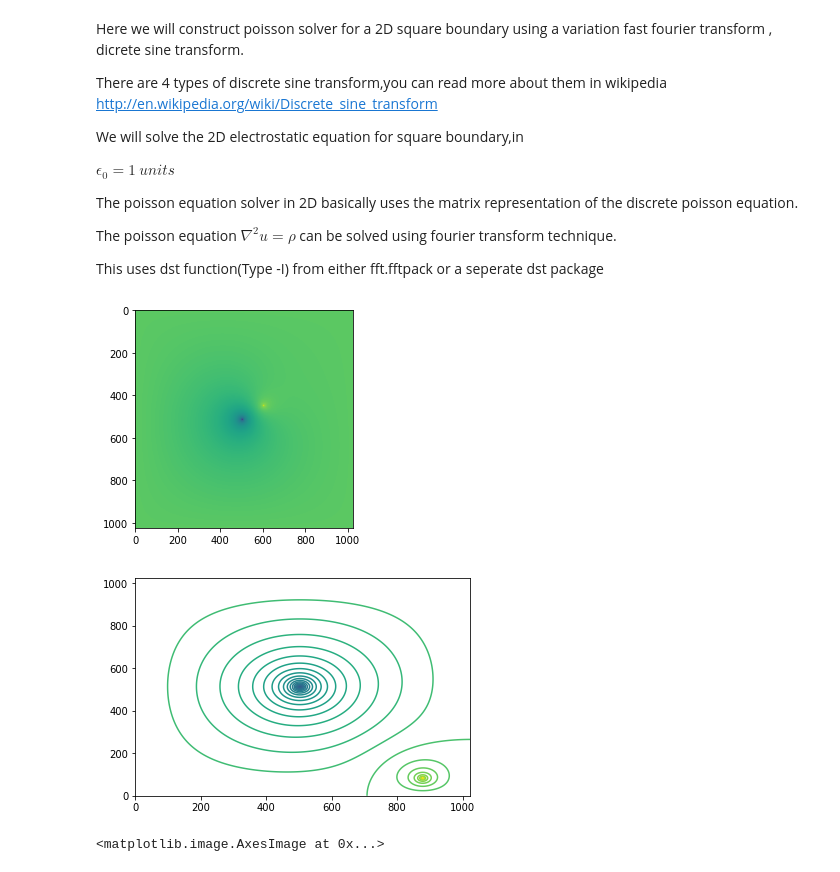
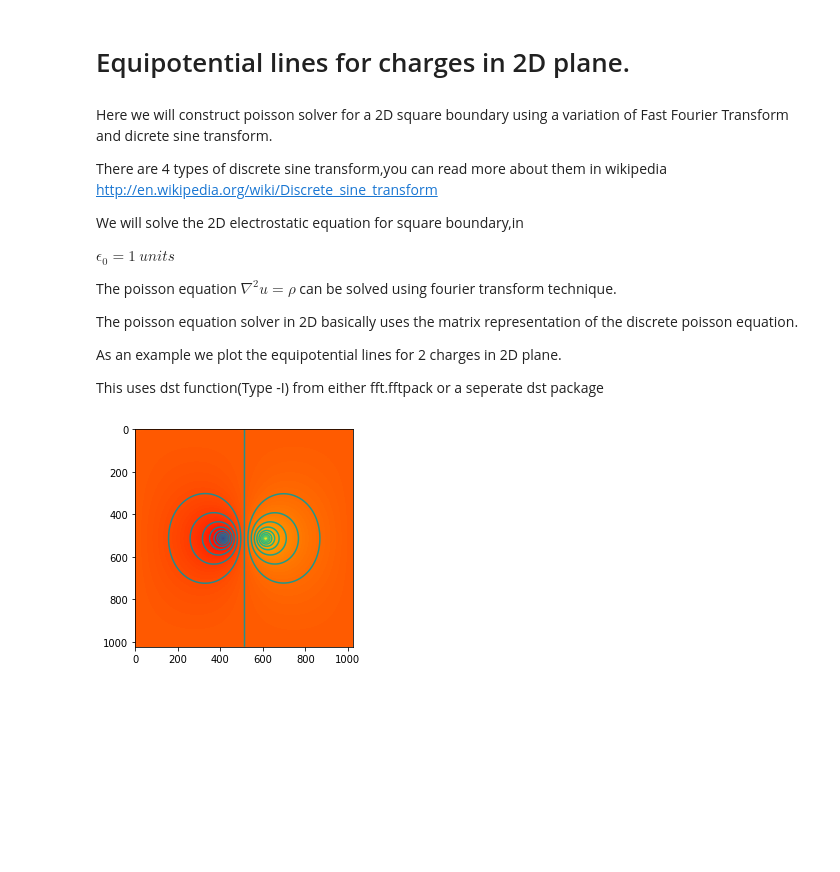
Before and after one commit to akunduphys/2d-poisson-solver, a Jupyter notebook: 2D Poisson Equation solver.ipynb, the cells around one changed output. Drawn from its saved outputs; the diff is of its cells as text; code cells hidden in the pictures; blank space fills up the shorter version.

```diff
--- a/2D Poisson Equation solver.ipynb
+++ b/2D Poisson Equation solver.ipynb
@@ -1,6 +1,8 @@
+# %% [markdown]
+# Equipotential lines for charges in 2D plane.
 # %% [markdown]
-Here we will construct poisson solver for a 2D square boundary using a variation
-fast fourier transform , dicrete sine transform.
+Here we will construct poisson solver for a 2D square boundary
+using a variation of Fast Fourier Transform and dicrete sine transform.
 
 There are 4 types of discrete sine transform,you can read more about them in
 wikipedia http://en.wikipedia.org/wiki/Discrete_sine_transform
@@ -9,9 +11,11 @@ We will solve the 2D electrostatic equation for square boundary,in
 
 $\epsilon_0=1~ units$
 
+The poisson equation $\nabla^2 u= \rho$ can be solved using fourier transform technique.
+
 The poisson equation solver in 2D basically uses the matrix representation of the discrete poisson equation.
 
-The poisson equation $\nabla^2 u= \rho$ can be solved using fourier transform technique.
+As an example we plot the equipotential lines for 2 charges in 2D plane.
 
 This uses dst function(Type -I) from either fft.fftpack or a seperate
 dst package
@@ -57,18 +61,21 @@ def dst(x,axis=-1):
     DST = fft(xsym,axis=axis)
     #print xtilde
     return (-(DST.imag)/2)[slices[0]]
+
 #Define 2 dimensional DST, the idst is same as DST because of symmetry
 
-#In [4]:
+
 def dst2(x,axes=(-1,-2)):
     return dst(dst(x,axis=axes[0]),axis=axes[1])
 
 def idst2(x,axes=(-1,-2)):
     return dst(dst(x,axis=axes[0]),axis=axes[1])
+
+
 #Now define the poisson solver in 2D square boundary using the algorithm described above,this method can be
 #generalised to arbitary retangular boundary
 
-#In [5]:
+
 def fft_poisson(f,h):
 
 	m,n=f.shape
@@ -91,9 +98,11 @@ def fft_poisson(f,h):
 	u=dst2(u_bar)				#sine transform back
 	u= u * (2/(n+1))**2			#normalize ,change for rectangular domain
 	return u
+
+
 #Fix the initial parameters,domain of the equation etc.
+#set bounds a,b,parameters of the system length
 
-#set bounds a,b,parameters
 a = 0; b = 1;
 alpha=10				#alpha is grid points=2^alpha
 n=2**alpha
@@ -110,50 +119,47 @@ hy2=h2;
 f=np.zeros([n,n]);
 #We put charges in the field.
 
-#Putting a random negetive charge in the field alog with a posituve charge
+#Putting a random negetive charge in the field alog with a positve charge
 
 
 #initial conditions
 
-#f[round(n/2):n,round(n/2):n]=1; #Initial condition
-f[round((n+1)/2),round((n+1)/2-10)]=20
-#f[round((n+1)/2),round((n+1)/2+10)]=-20
-f[random.randint(0,n),random.randint(0,n)]=-10	#put a random charge
+#f[round(n/2):n,round(n/2):n]=10; #Initial condition
+#create a dipole
+f[round((n+1)/2),round((n+1)/2-100)]=1 #positive charge
+f[round((n+1)/2),round((n+1)/2+100)]=-1 #negetive charge
+
+#f[random.randint(0,n),random.randint(0,n)]=-10	#put a charge at random place
 
 nx,ny=np.array(f.shape)-1		 #last index
 U=np.zeros([n,n])
-#set boundary conditions
 
 
+#set boundary conditions
 # BOUNDARY CONDITIONS
 #set U(x,y)=g(x,y)
+#here we choose zero-Dirichlet Boundary conditions
 U[0,:]=0
 U[nx,:]=0#5e-5
 U[:,0]=0
 U[:,ny]=0
 
 ##homogenize boundary condition
 
 f[1,:]=f[1,:]+U[0,:]/hx2;
 f[nx-1,:]=f[nx-1,:]+U[n-1,:]/hx2;
 
 f[:,1]=f[:,1]+U[:,0]/hy2;
 f[:,ny-1]=f[:,ny-1]+U[:,n-1]/hy2;
+
 #Solve the equation:
-
 U=fft_poisson(f,h)
 
 plt.figure()
-#plt.imshow((U),cmap='hot')
+plt.imshow((U),cmap='hot')
 plt.contour(U,50)
 #plt.contour(f)
 
 plt.show()
-
-
-
-plt.imshow(U)
 # %% [output]
-[figure, old version]
+[figure, new version]
-[figure, removed]
-<matplotlib.image.AxesImage at 0x...>
```
